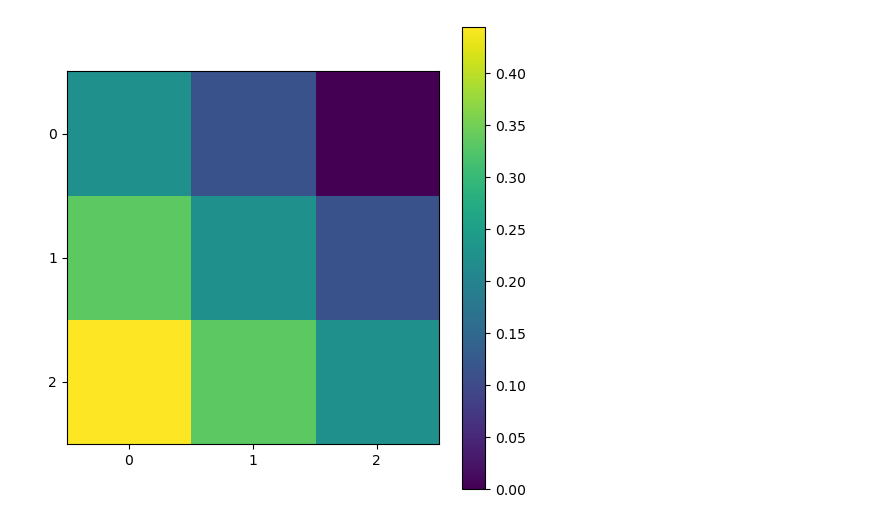
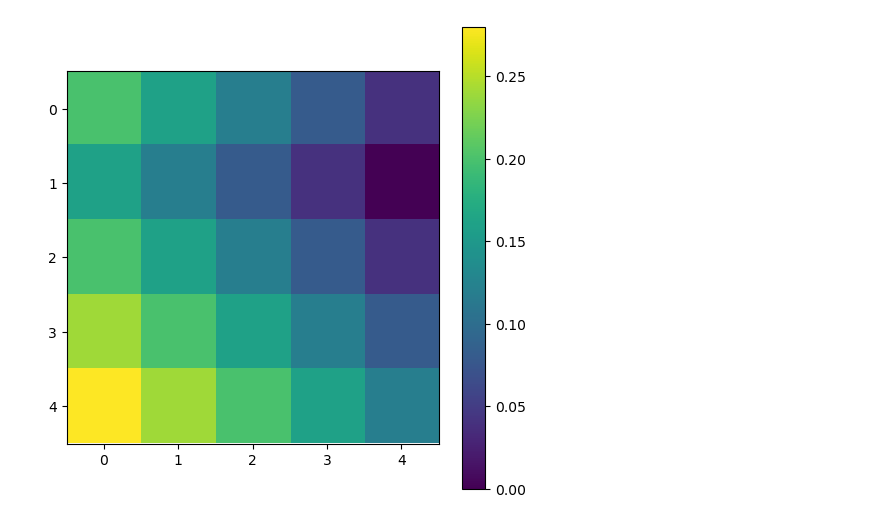
Before and after one commit to t-troebst/Deep-Wallwars, a Jupyter notebook: scripts/training_experiments.ipynb, the cells around one changed output. Cells and saved outputs as stored; diff of their text form; code cells hidden in the pictures.

```diff
--- a/scripts/training_experiments.ipynb
+++ b/scripts/training_experiments.ipynb
@@ -10,10 +10,10 @@ from model import ResNet
 
 device = torch.device("cuda:0")
 
-columns = 3
-rows = 3
-channels = 16
-layers = 5
+columns = 5
+rows = 5
+channels = 64
+layers = 15
 epochs = 100
 training_batch_size = 64
 inference_batch_size = 256
@@ -129,7 +129,7 @@ def plot_tensor(mat, cmap='viridis'):
     plt.grid(False)  # Turn off the grid
     plt.show()
 # %%
-plot_tensor(snapshots[2][0][0])
+plot_tensor(snapshots[3][0][0])
 # %% [output]
-[figure, old version]
+[figure, new version]
 # %%
```
Also changed, not shown: parts of 7 cells of this notebook, 4 other files.
